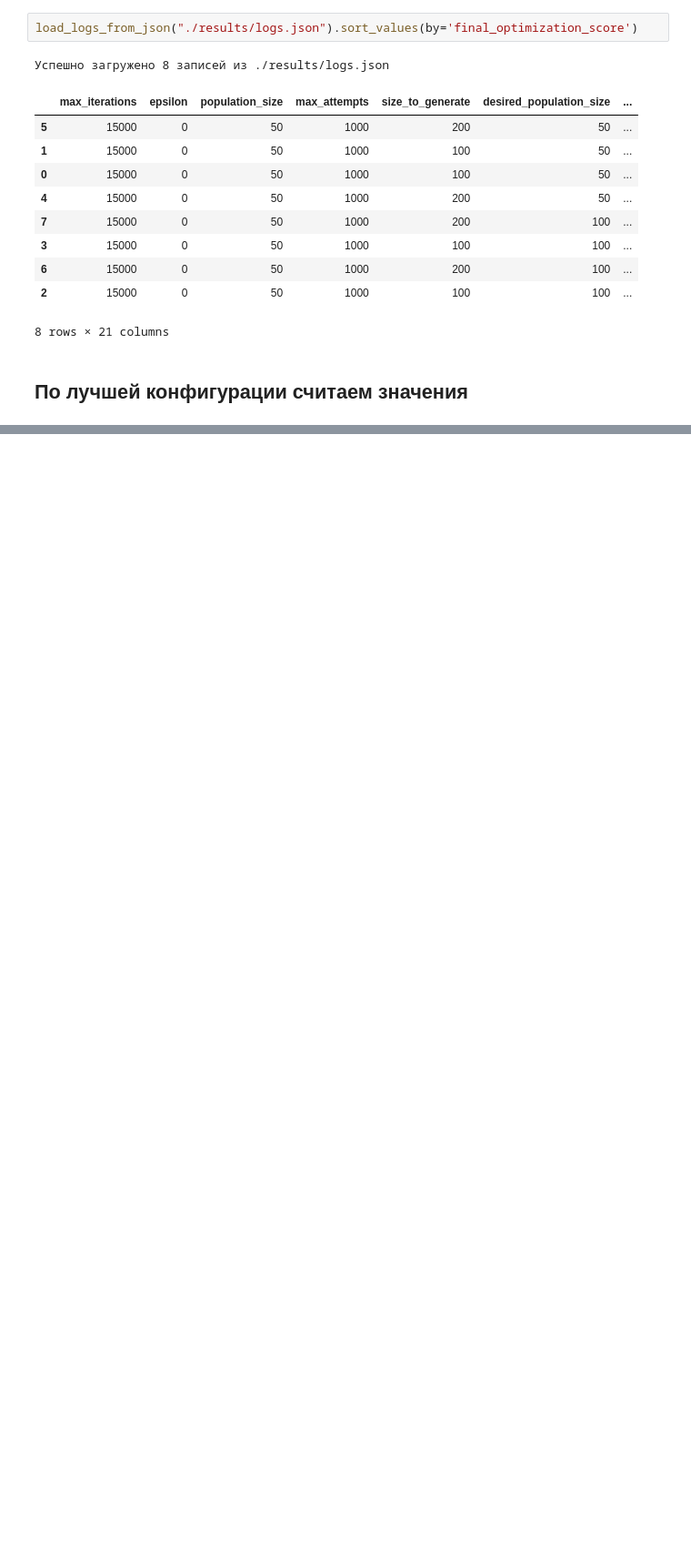
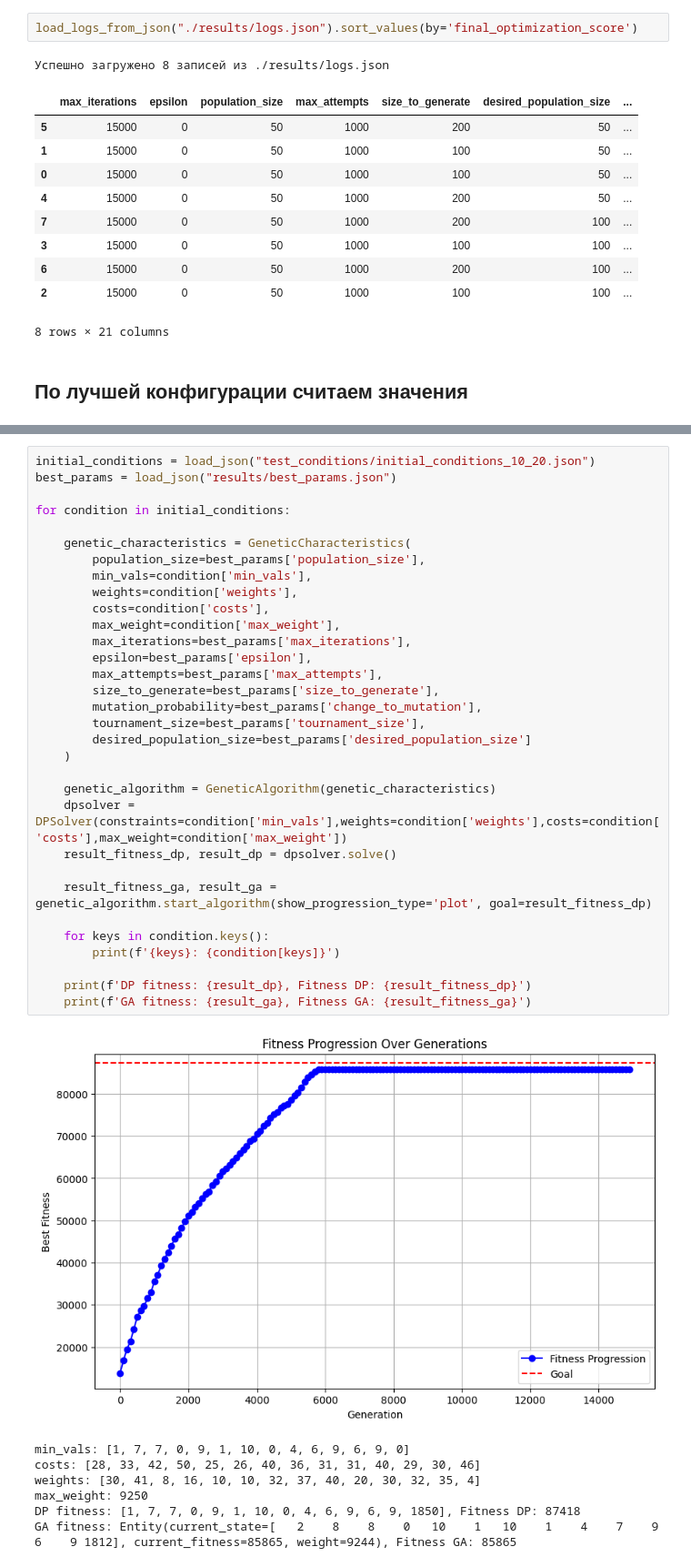
Before and after one commit to Roxasmeei/genetic_algoritm, a Jupyter notebook: analyze.ipynb, the cells around one changed output, grey strips where cells are left out. Shown: that part at 91% size. Saved outputs shown, nothing was run; the diff lists cells and outputs as text; blank space fills up the shorter version.

```diff
--- a/analyze.ipynb
+++ b/analyze.ipynb
@@ -176,0 +93,40 @@ GA fitness: Entity(current_state=[0, 7, 5, 0, 10, 3, 2, 1635, 4, 7, 1, 1, 4, 4,
+# %%
+initial_conditions = load_json("test_conditions/initial_conditions_10_20.json")
+best_params = load_json("results/best_params.json")
+
+for condition in initial_conditions:
+
+    genetic_characteristics = GeneticCharacteristics(
+        population_size=best_params['population_size'],
+        min_vals=condition['min_vals'],
+        weights=condition['weights'],
+        costs=condition['costs'],
+        max_weight=condition['max_weight'],
+        max_iterations=best_params['max_iterations'],
+        epsilon=best_params['epsilon'],
+        max_attempts=best_params['max_attempts'],
+        size_to_generate=best_params['size_to_generate'],
+        mutation_probability=best_params['change_to_mutation'],
+        tournament_size=best_params['tournament_size'],
+        desired_population_size=best_params['desired_population_size']
+    )
+
+    genetic_algorithm = GeneticAlgorithm(genetic_characteristics)
+    dpsolver = DPSolver(constraints=condition['min_vals'],weights=condition['weights'],costs=condition['costs'],max_weight=condition['max_weight'])
+    result_fitness_dp, result_dp = dpsolver.solve()
+
+    result_fitness_ga, result_ga = genetic_algorithm.start_algorithm(show_progression_type='plot', goal=result_fitness_dp)
+
+    for keys in condition.keys():
+        print(f'{keys}: {condition[keys]}')
+
+    print(f'DP fitness: {result_dp}, Fitness DP: {result_fitness_dp}')
+    print(f'GA fitness: {result_ga}, Fitness GA: {result_fitness_ga}')
+# %% [output]
+[figure, added]
+min_vals: [1, 7, 7, 0, 9, 1, 10, 0, 4, 6, 9, 6, 9, 0]
+costs: [28, 33, 42, 50, 25, 26, 40, 36, 31, 31, 40, 29, 30, 46]
+weights: [30, 41, 8, 16, 10, 10, 32, 37, 40, 20, 30, 32, 35, 4]
+max_weight: 9250
+DP fitness: [1, 7, 7, 0, 9, 1, 10, 0, 4, 6, 9, 6, 9, 1850], Fitness DP: 87418
+GA fitness: Entity(current_state=[   2    8    8    0   10    1   10    1    4    7    9    6    9 1812], current_fitness=85865, weight=9244), Fitness GA: 85865
```
Also changed, not shown: parts of 3 cells of this notebook, 4 other files.
